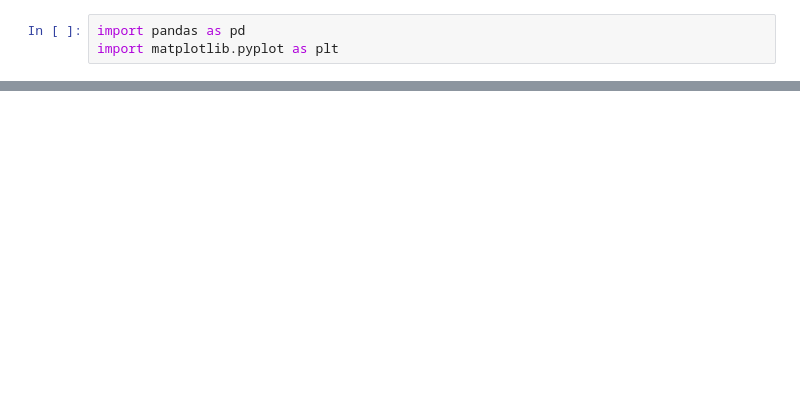
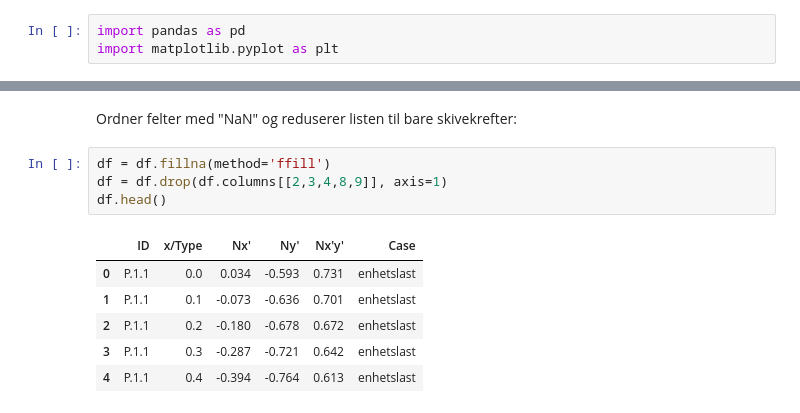
Before and after one commit to eibre/Notebooks, a Jupyter notebook: labeledSection/LabelSectionPlot.ipynb, the cells around one changed output, grey strips where cells are left out. Saved outputs shown, nothing was run; the diff lists cells and outputs as text; blank space fills up the shorter version.

```diff
--- a/labeledSection/LabelSectionPlot.ipynb
+++ b/labeledSection/LabelSectionPlot.ipynb
@@ -20,0 +22,13 @@ RS3 = df.loc[df['ID'] == 'RS3.1']
+# %% [markdown]
+Ordner felter med "NaN" og reduserer listen til bare skivekrefter:
+# %%
+df = df.fillna(method='ffill')
+df = df.drop(df.columns[[2,3,4,8,9]], axis=1)
+df.head()
+# %% [output]
+|  | ID | x/Type | Nx' | Ny' | Nx'y' | Case |
+| 0 | P.1.1 | 0.0 | 0.034 | -0.593 | 0.731 | enhetslast |
+| 1 | P.1.1 | 0.1 | -0.073 | -0.636 | 0.701 | enhetslast |
+| 2 | P.1.1 | 0.2 | -0.180 | -0.678 | 0.672 | enhetslast |
+| 3 | P.1.1 | 0.3 | -0.287 | -0.721 | 0.642 | enhetslast |
+| 4 | P.1.1 | 0.4 | -0.394 | -0.764 | 0.613 | enhetslast |
```
Also changed, not shown: parts of 19 cells of this notebook, 2 other files.
